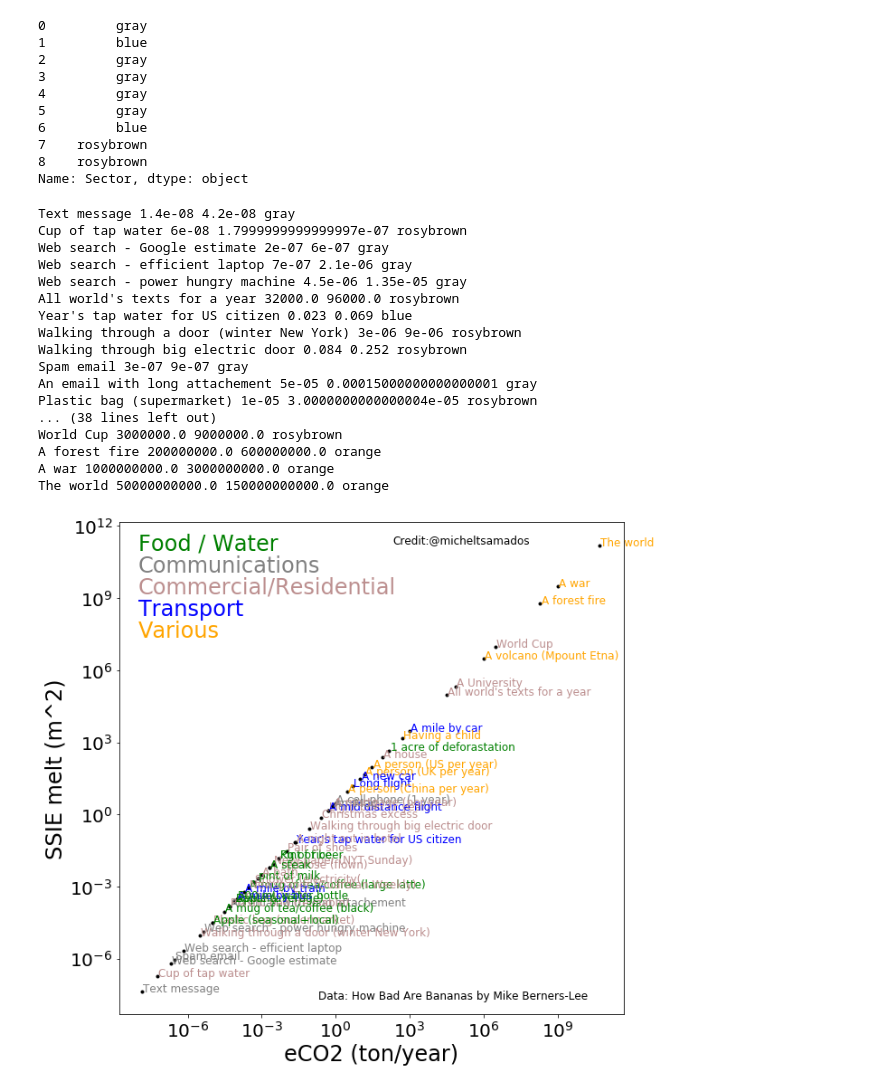
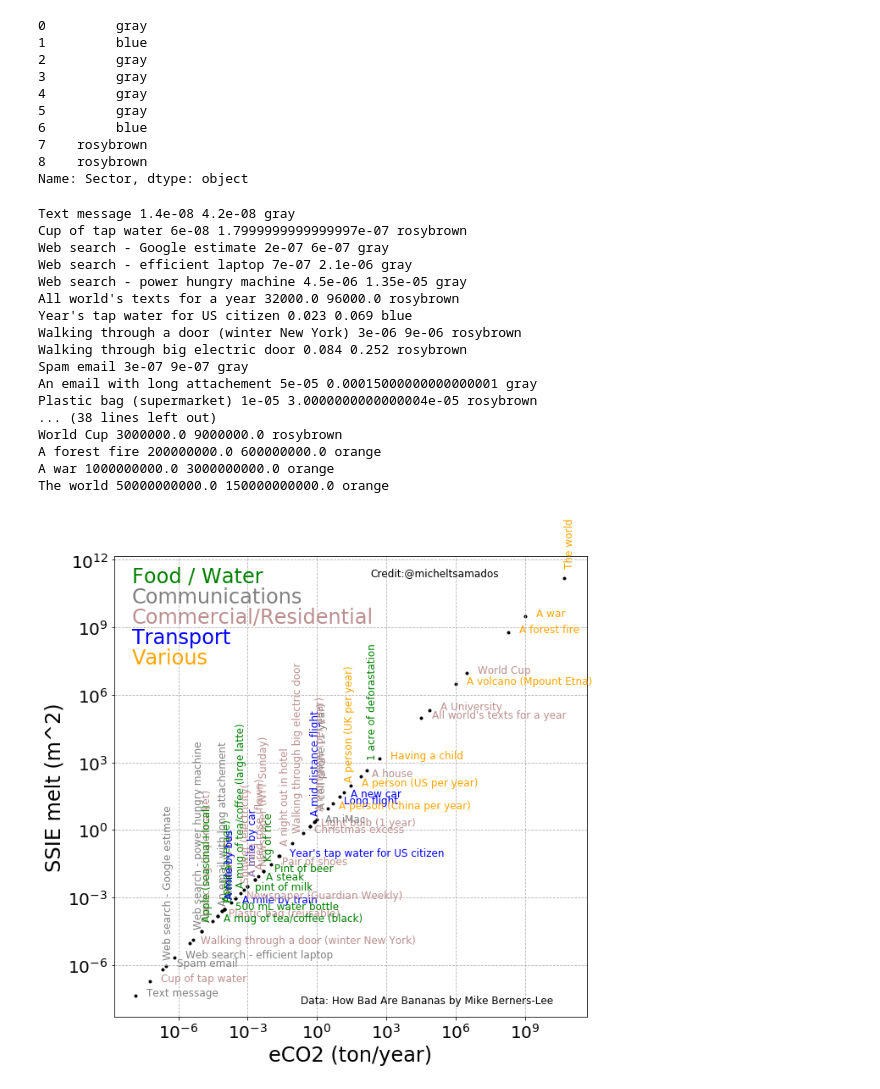
Before and after one commit to mimi1981/Sea-Ice-Extent-Melt-vs-eCO2, a Jupyter notebook: CO2_to_SIE_converter.ipynb, the cells around one changed output. Cells and saved outputs as stored; diff of their text form; code cells hidden in the pictures.

```diff
--- a/CO2_to_SIE_converter.ipynb
+++ b/CO2_to_SIE_converter.ipynb
@@ -94,6 +94,7 @@ df['Sector'][:]
 8    rosybrown
 Name: Sector, dtype: object
 # %%
+import random
 plt.figure(figsize=(10,10))
 plt.loglog()
 for i,type in enumerate(df['Item']):
@@ -102,7 +103,13 @@ for i,type in enumerate(df['Item']):
     c = df['Sector'][i]
     print(type,x,y,c)
     plt.scatter(x, y, marker='.', color='black')
-    plt.text(x+0.1*x, y+0.*y, type, color=c,fontsize=12)
+    r=random.random()
+    if (r>0.5):
+        plt.text(x+0.*x, y+2.*y, type, rotation=90, verticalalignment='bottom',color=c,fontsize=12)
+        #set_rotation(90)
+    else:
+        plt.text(x+2.*x, y+0.*y, type, color=c,fontsize=12)
+
 #plt.title('3 metre squared of September Sea Ice Extent Melt per ton of eCO2 emitted',fontsize=24)
 # Set x-axis label
 plt.xlabel('eCO2 (ton/year)',fontsize=24)
@@ -110,6 +117,7 @@ plt.xlabel('eCO2 (ton/year)',fontsize=24)
 # Set y-axis label
 plt.ylabel('SSIE melt (m^2)',fontsize=24)
 
+plt.grid(True,which="both",ls="--")
 
 x = 30*np.random.randn(10000)
 mu = x.mean()
@@ -130,31 +138,31 @@ textstr = '\n'.join((
 
 # place a text box in upper left in axes coords
 plt.text(1e-8, 1e11, 'Food / Water', color='green',fontsize=24)
 plt.text(1e-8, 1e11/8., 'Communications', color='gray',fontsize=24)
 plt.text(1e-8, 1e11/64., 'Commercial/Residential', color='rosybrown',fontsize=24)
 plt.text(1e-8, 1e11/8./64., 'Transport', color='blue',fontsize=24)
 plt.text(1e-8, 1e11/64./64., 'Various', color='orange',fontsize=24)
 
 plt.text(2e-1, 2e-8, 'Data: How Bad Are Bananas by Mike Berners-Lee', color='black',fontsize=12)
 plt.text(2e2, 2e11, 'Credit:@micheltsamados', color='black',fontsize=12)
 
 plt.show()
 # %% [output]
 Text message 1.4e-08 4.2e-08 gray
 Cup of tap water 6e-08 1.7999999999999997e-07 rosybrown
 Web search - Google estimate 2e-07 6e-07 gray
 Web search - efficient laptop 7e-07 2.1e-06 gray
 Web search - power hungry machine 4.5e-06 1.35e-05 gray
 All world's texts for a year 32000.0 96000.0 rosybrown
 Year's tap water for US citizen 0.023 0.069 blue
 Walking through a door (winter New York) 3e-06 9e-06 rosybrown
 Walking through big electric door 0.084 0.252 rosybrown
 Spam email 3e-07 9e-07 gray
 An email with long attachement 5e-05 0.00015000000000000001 gray
 Plastic bag (supermarket) 1e-05 3.0000000000000004e-05 rosybrown
 ... (38 lines left out)
 World Cup 3000000.0 9000000.0 rosybrown
 A forest fire 200000000.0 600000000.0 orange
 A war 1000000000.0 3000000000.0 orange
 The world 50000000000.0 150000000000.0 orange
-[figure, old version]
+[figure, new version]
```
